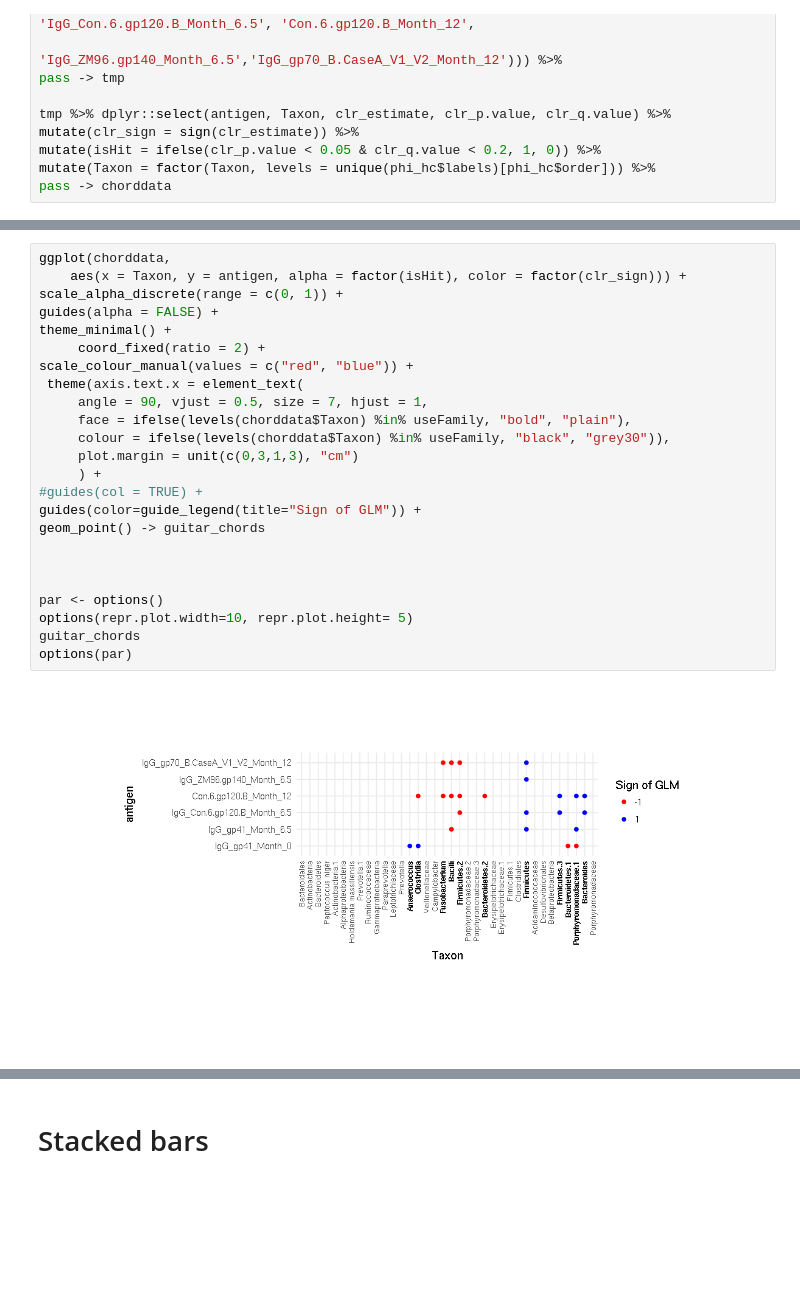
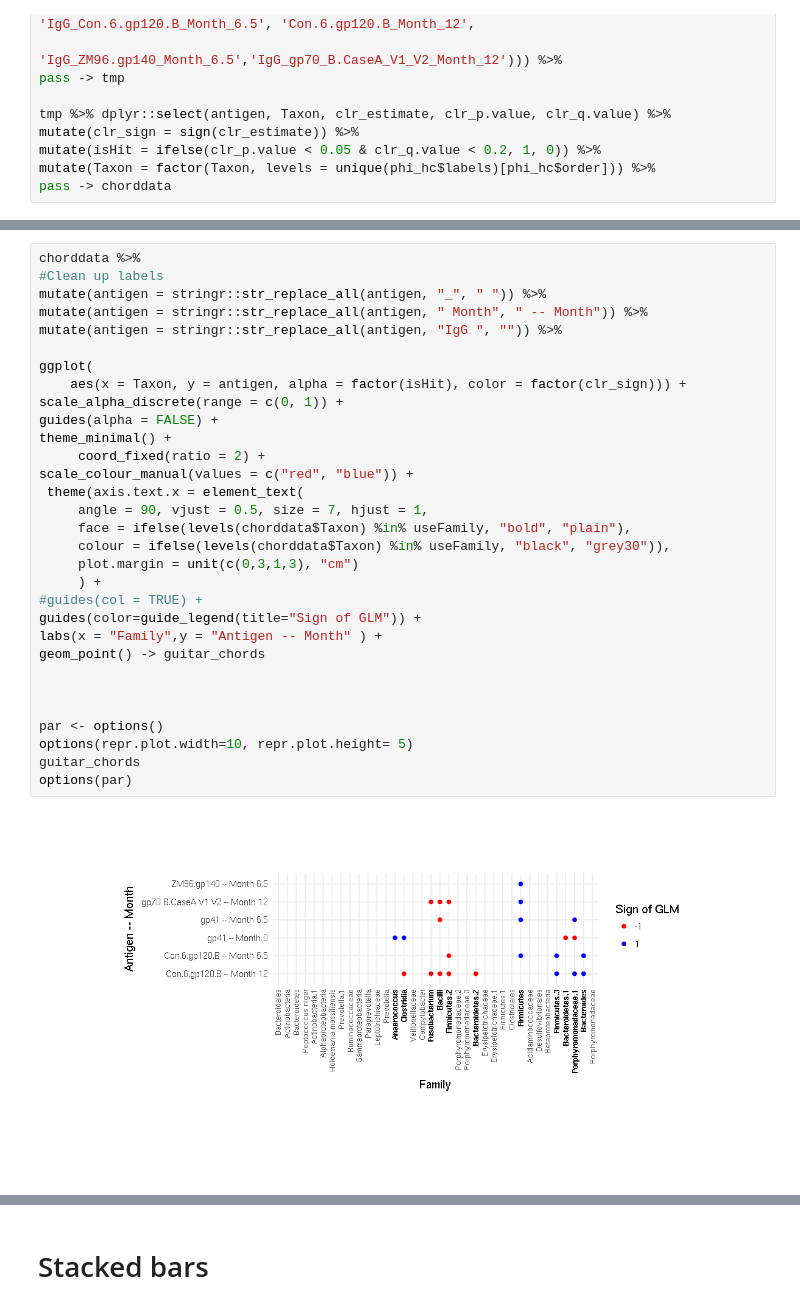
Before and after one commit to cramjaco/Nyvac_096_Microbiome, a Jupyter notebook: Mar2018_096.ipynb, the cells around one changed output, grey strips where cells are left out. Drawn from its saved outputs; the diff is of its cells as text; blank space fills up the shorter version.

```diff
--- a/Mar2018_096.ipynb
+++ b/Mar2018_096.ipynb
@@ -2546,29 +2589,36 @@ p_phi_high
 # %%
-ggplot(chorddata,
+chorddata %>%
+#Clean up labels
+mutate(antigen = stringr::str_replace_all(antigen, "_", " ")) %>%
+mutate(antigen = stringr::str_replace_all(antigen, " Month", " -- Month")) %>%
+mutate(antigen = stringr::str_replace_all(antigen, "IgG ", "")) %>%
+
+ggplot(
     aes(x = Taxon, y = antigen, alpha = factor(isHit), color = factor(clr_sign))) +
 scale_alpha_discrete(range = c(0, 1)) +
 guides(alpha = FALSE) +
 theme_minimal() +
      coord_fixed(ratio = 2) +
 scale_colour_manual(values = c("red", "blue")) +
  theme(axis.text.x = element_text(
      angle = 90, vjust = 0.5, size = 7, hjust = 1,
      face = ifelse(levels(chorddata$Taxon) %in% useFamily, "bold", "plain"),
      colour = ifelse(levels(chorddata$Taxon) %in% useFamily, "black", "grey30")),
      plot.margin = unit(c(0,3,1,3), "cm")
      ) +
 #guides(col = TRUE) +
 guides(color=guide_legend(title="Sign of GLM")) +
+labs(x = "Family",y = "Antigen -- Month" ) +
 geom_point() -> guitar_chords
 
 
 
 par <- options()
 options(repr.plot.width=10, repr.plot.height= 5)
 guitar_chords
 options(par)
 # %% [output]
-[figure, old version]
+[figure, new version]
 # %%
 p_phi_1a <- p_phi_1 +
 theme(axis.text.x = element_blank(),
```
Also changed, not shown: parts of 39 cells of this notebook, 26 other files.
